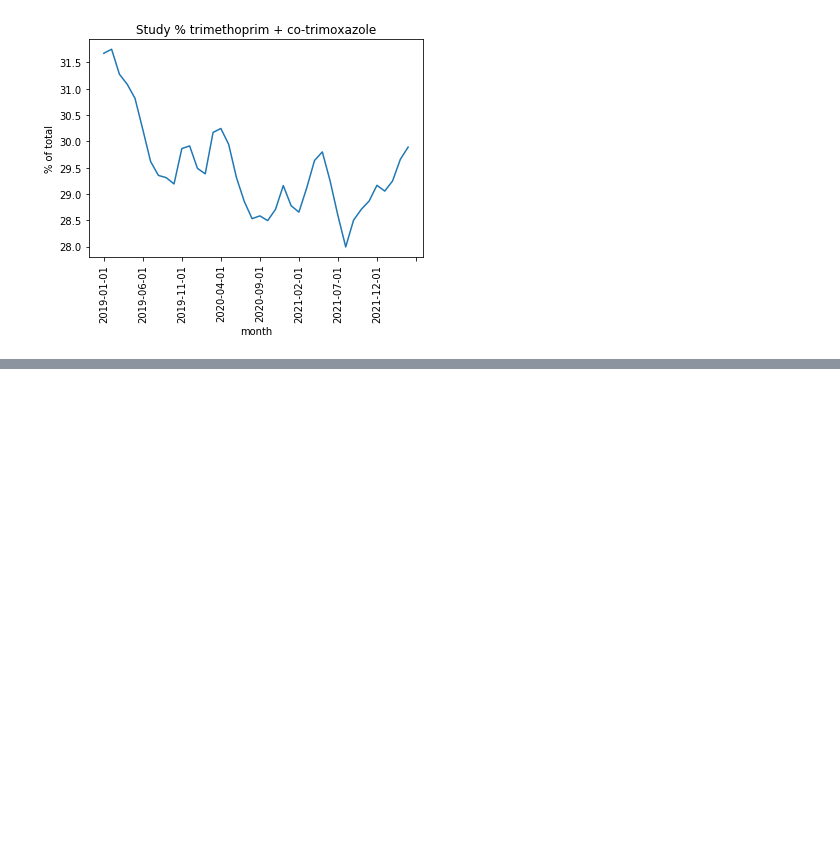
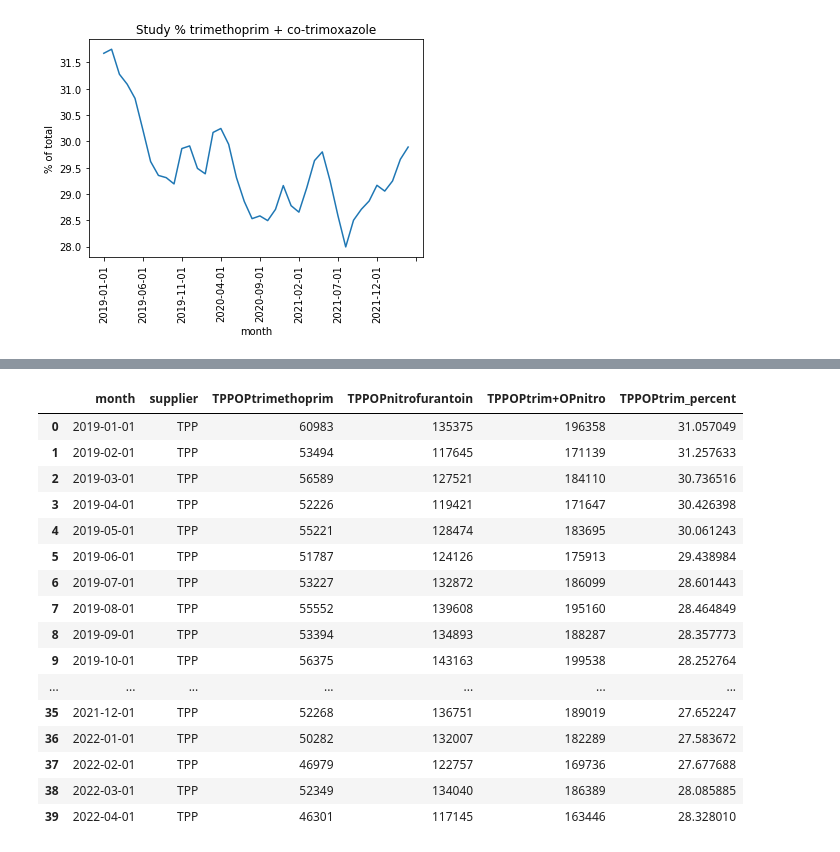
Before and after one commit to chrisjwood16/trim_nitro-notebook, a Jupyter notebook: notebooks/Trim_Nitro-notebook.ipynb, the cells around one changed output, grey strips where cells are left out. Cells and saved outputs as stored; diff of their text form; code cells hidden in the pictures; blank space fills up the shorter version.

```diff
--- a/notebooks/Trim_Nitro-notebook.ipynb
+++ b/notebooks/Trim_Nitro-notebook.ipynb
@@ -231,0 +310,26 @@ plt.ylabel('% of total');
+# %%
+#Create new column - Sum of trimethoprim and nitrofurantoin columns
+OPVENDORS_DF['TPPOPtrim+OPnitro'] = OPVENDORS_DF['TPPOPtrimethoprim'] + OPVENDORS_DF['TPPOPnitrofurantoin']
+
+#Create new column - Trimethoprim as a % of trimethoprim + nitrofurantoin
+OPVENDORS_DF['TPPOPtrim_percent'] = OPVENDORS_DF['TPPOPtrimethoprim'] / OPVENDORS_DF['TPPOPtrim+OPnitro'] * 100
+
+OPVENDORS_DF
+# %% [output]
+|  | month | supplier | TPPOPtrimethoprim | TPPOPnitrofurantoin | TPPOPtrim+OPnitro | TPPOPtrim_percent |
+| 0 | 2019-01-01 | TPP | 60983 | 135375 | 196358 | 31.057049 |
+| 1 | 2019-02-01 | TPP | 53494 | 117645 | 171139 | 31.257633 |
+| 2 | 2019-03-01 | TPP | 56589 | 127521 | 184110 | 30.736516 |
+| 3 | 2019-04-01 | TPP | 52226 | 119421 | 171647 | 30.426398 |
+| 4 | 2019-05-01 | TPP | 55221 | 128474 | 183695 | 30.061243 |
+| 5 | 2019-06-01 | TPP | 51787 | 124126 | 175913 | 29.438984 |
+| 6 | 2019-07-01 | TPP | 53227 | 132872 | 186099 | 28.601443 |
+| 7 | 2019-08-01 | TPP | 55552 | 139608 | 195160 | 28.464849 |
+| 8 | 2019-09-01 | TPP | 53394 | 134893 | 188287 | 28.357773 |
+| 9 | 2019-10-01 | TPP | 56375 | 143163 | 199538 | 28.252764 |
+| ... | ... | ... | ... | ... | ... | ... |
+| 35 | 2021-12-01 | TPP | 52268 | 136751 | 189019 | 27.652247 |
+| 36 | 2022-01-01 | TPP | 50282 | 132007 | 182289 | 27.583672 |
+| 37 | 2022-02-01 | TPP | 46979 | 122757 | 169736 | 27.677688 |
+| 38 | 2022-03-01 | TPP | 52349 | 134040 | 186389 | 28.085885 |
+| 39 | 2022-04-01 | TPP | 46301 | 117145 | 163446 | 28.328010 |
```
Also changed, not shown: parts of 25 cells of this notebook, 12 other files.
